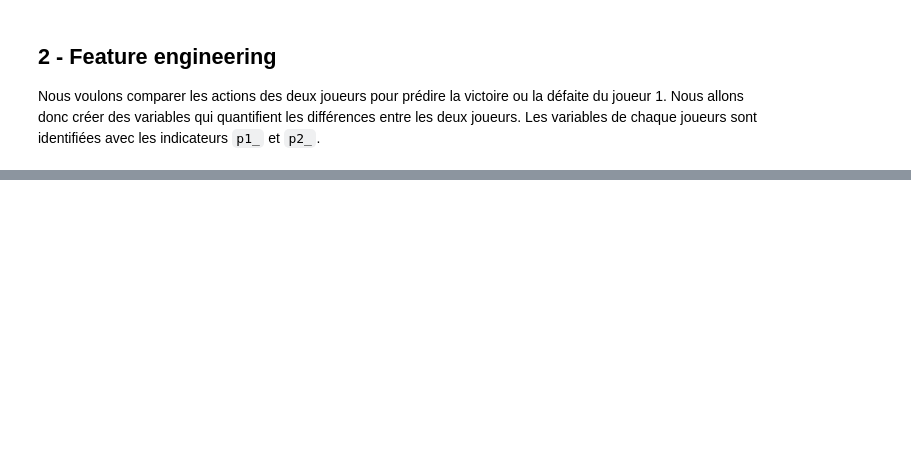
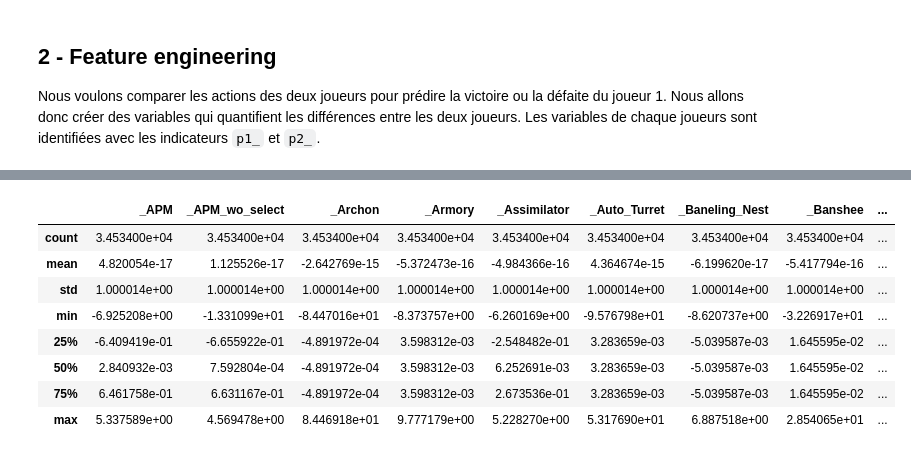
Before and after one commit to mgirardot/DataScienceChallenges, a Jupyter notebook: DataScienceChallenge4/pres_DataScienceChallenge4.ipynb, the cells around one changed output, grey strips where cells are left out. Cells and saved outputs as stored; diff of their text form; code cells hidden in the pictures; blank space fills up the shorter version.

```diff
--- a/DataScienceChallenge4/pres_DataScienceChallenge4.ipynb
+++ b/DataScienceChallenge4/pres_DataScienceChallenge4.ipynb
@@ -101,0 +109,18 @@ select_df.head()
+# %%
+#Normalisation avec StandardScaler
+stdsc = StandardScaler()
+#Calcul et transformation
+scaled_mat = stdsc.fit_transform(select_df)
+#la matrice est transformée en DataFrame
+scaled_df = pd.DataFrame(scaled_mat, columns=select_df.columns.values)
+scaled_df.describe()
+# %% [output]
+|  | _APM | _APM_wo_select | _Archon | _Armory | _Assimilator | _Auto_Turret | _Baneling_Nest | _Banshee | ... |
+| count | 3.453400e+04 | 3.453400e+04 | 3.453400e+04 | 3.453400e+04 | 3.453400e+04 | 3.453400e+04 | 3.453400e+04 | 3.453400e+04 | ... |
+| mean | 4.820054e-17 | 1.125526e-17 | -2.642769e-15 | -5.372473e-16 | -4.984366e-16 | 4.364674e-15 | -6.199620e-17 | -5.417794e-16 | ... |
+| std | 1.000014e+00 | 1.000014e+00 | 1.000014e+00 | 1.000014e+00 | 1.000014e+00 | 1.000014e+00 | 1.000014e+00 | 1.000014e+00 | ... |
+| min | -6.925208e+00 | -1.331099e+01 | -8.447016e+01 | -8.373757e+00 | -6.260169e+00 | -9.576798e+01 | -8.620737e+00 | -3.226917e+01 | ... |
+| 25% | -6.409419e-01 | -6.655922e-01 | -4.891972e-04 | 3.598312e-03 | -2.548482e-01 | 3.283659e-03 | -5.039587e-03 | 1.645595e-02 | ... |
+| 50% | 2.840932e-03 | 7.592804e-04 | -4.891972e-04 | 3.598312e-03 | 6.252691e-03 | 3.283659e-03 | -5.039587e-03 | 1.645595e-02 | ... |
+| 75% | 6.461758e-01 | 6.631167e-01 | -4.891972e-04 | 3.598312e-03 | 2.673536e-01 | 3.283659e-03 | -5.039587e-03 | 1.645595e-02 | ... |
+| max | 5.337589e+00 | 4.569478e+00 | 8.446918e+01 | 9.777179e+00 | 5.228270e+00 | 5.317690e+01 | 6.887518e+00 | 2.854065e+01 | ... |
```
Also changed, not shown: parts of 24 cells of this notebook.
